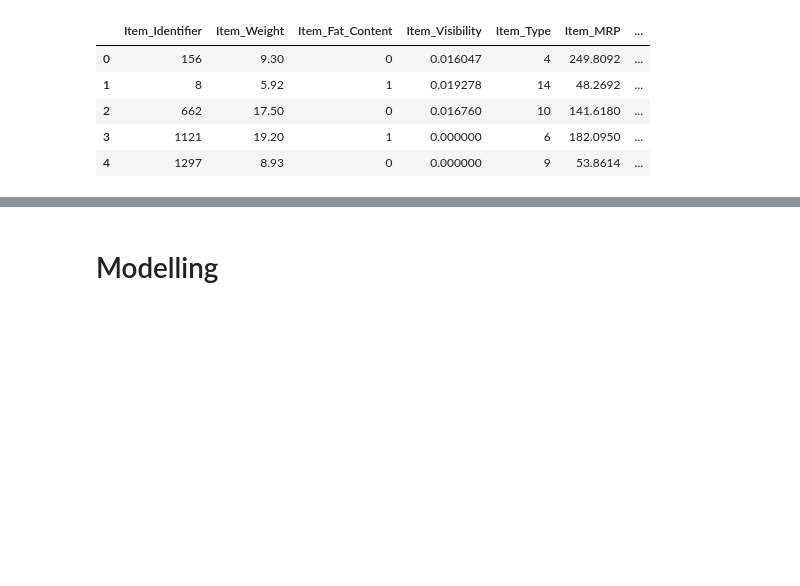
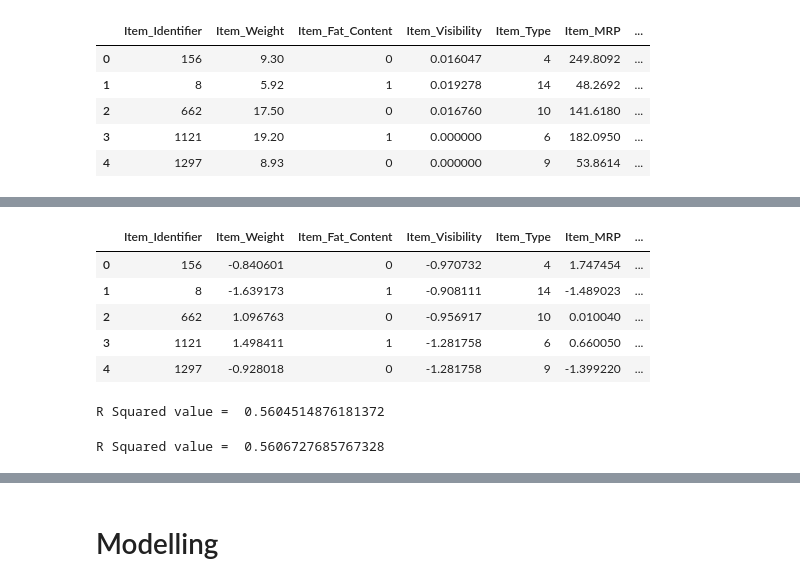
Before and after one commit to koushik2299/Item-Store-Sale-Prediction-, a Jupyter notebook: EDA+Modelling.ipynb, the cells around one changed output, grey strips where cells are left out. Cells and saved outputs as stored; diff of their text form; code cells hidden in the pictures; blank space fills up the shorter version.

```diff
--- a/EDA+Modelling.ipynb
+++ b/EDA+Modelling.ipynb
@@ -708,0 +730,4 @@ df1.head()
+# %%
+df2=df1
+df2["Outlet_Age"]=2023-df["Outlet_Establishment_Year"]
+df2["Item_Price_Group"]=pd.cut(df2['Item_MRP'], bins=[0, 100, 200, 300], labels=[0, 1, 2])
@@ -708,0 +743,20 @@ df1.head()
+# %%
+from sklearn.preprocessing import StandardScaler
+
+# Create a StandardScaler object
+scaler = StandardScaler()
+
+# Define the numerical columns in your data
+num_cols = ['Item_Weight', 'Item_Visibility', 'Item_MRP']
+
+# Standardize the numerical columns in your data
+df2[num_cols] = scaler.fit_transform(df2[num_cols])
+# %%
+df2.head()
+# %% [output]
+|  | Item_Identifier | Item_Weight | Item_Fat_Content | Item_Visibility | Item_Type | Item_MRP | ... |
+| 0 | 156 | -0.840601 | 0 | -0.970732 | 4 | 1.747454 | ... |
+| 1 | 8 | -1.639173 | 1 | -0.908111 | 14 | -1.489023 | ... |
+| 2 | 662 | 1.096763 | 0 | -0.956917 | 10 | 0.010040 | ... |
+| 3 | 1121 | 1.498411 | 1 | -1.281758 | 6 | 0.660050 | ... |
+| 4 | 1297 | -0.928018 | 0 | -1.281758 | 9 | -1.399220 | ... |
@@ -708,0 +768,7 @@ df1.head()
+# %%
+model=RandomForestRegressor()
+model.fit(X_train, y_train)
+r2_sales = metrics.r2_score(y_test, model.predict(X_test))
+print('Before Feature Engineering R Squared value = ', r2_sales)
+# %% [output]
+R Squared value =  0.5604514876181372
@@ -708,0 +779,7 @@ df1.head()
+# %%
+model=RandomForestRegressor()
+model.fit(X_train, Y_train)
+r2_sales = metrics.r2_score(Y_test, model.predict(X_test))
+print('After Feature Engineering R Squared value = ', r2_sales)
+# %% [output]
+R Squared value =  0.5606727685767328
```
Also changed, not shown: parts of 8 cells of this notebook.
